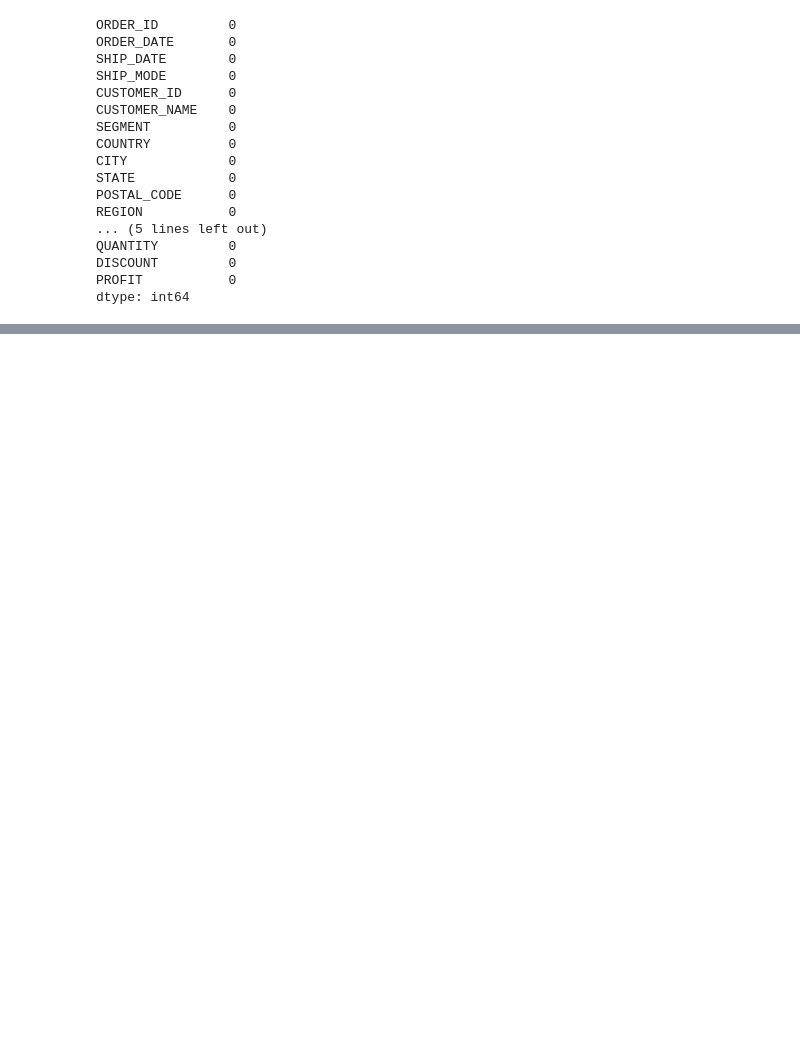
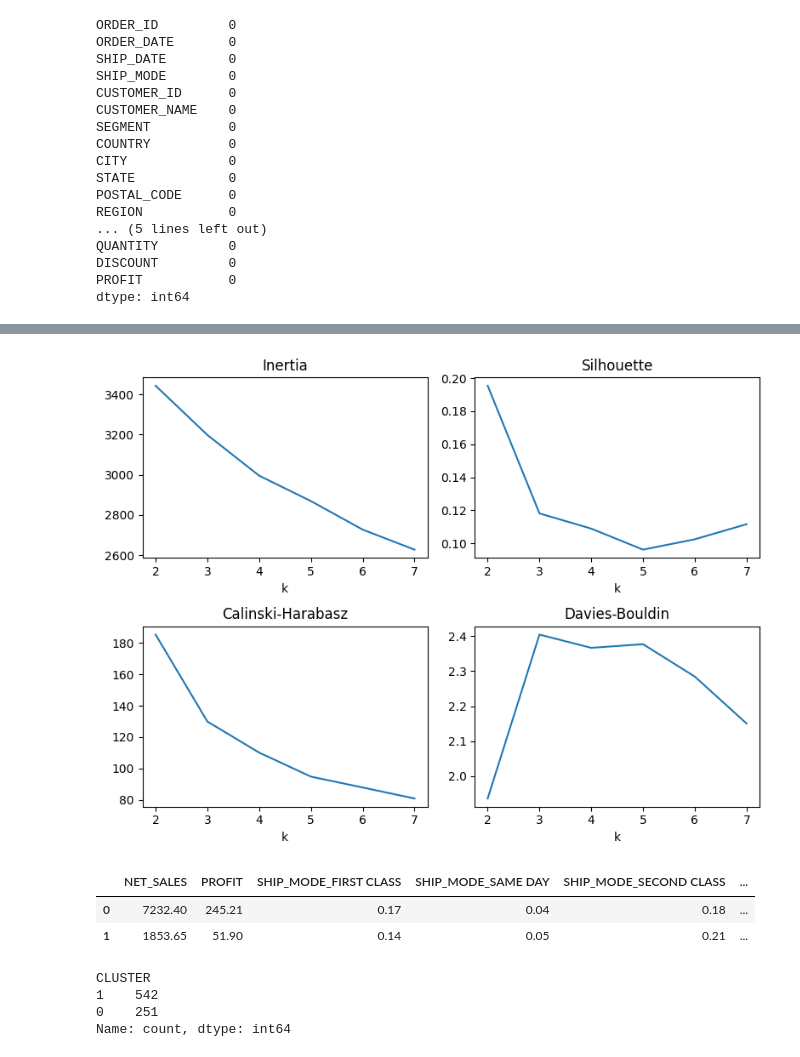
Before and after one commit to lucasamtaylor01/SuperstoreDS, a Jupyter notebook: einstein_case.ipynb, the cells around one changed output, grey strips where cells are left out. Saved outputs shown, nothing was run; the diff lists cells and outputs as text; code cells hidden in the pictures; blank space fills up the shorter version.

```diff
--- a/einstein_case.ipynb
+++ b/einstein_case.ipynb
@@ -204,0 +301,16 @@ X_scaled.head()
+# %%
+fig, axes = plt.subplots(2, 2, figsize=(8, 6))
+
+df_metrics["inertia"].plot(ax=axes[0, 0], title="Inertia")
+
+if k_optimal is not None:
+    axes[0, 0].axvline(k_optimal, linestyle="--")
+
+df_metrics["silhouette"].plot(ax=axes[0, 1], title="Silhouette")
+df_metrics["calinski_harabasz"].plot(ax=axes[1, 0], title="Calinski-Harabasz")
+df_metrics["davies_bouldin"].plot(ax=axes[1, 1], title="Davies-Bouldin")
+
+plt.tight_layout()
+plt.show()
+# %% [output]
+[figure, added]
@@ -204,0 +326,26 @@ X_scaled.head()
+# %%
+centroids = pd.DataFrame(
+    kmeans_publico.cluster_centers_,
+    columns=X_scaled.columns
+)
+
+
+centroids[cols_scaler] = scaler.inverse_transform(
+    centroids[cols_scaler]
+)
+
+pd.set_option('display.max_columns', None)
+pd.set_option('display.width', None)
+
+display(centroids.round(2))
+# %% [output]
+|  | NET_SALES | PROFIT | SHIP_MODE_FIRST CLASS | SHIP_MODE_SAME DAY | SHIP_MODE_SECOND CLASS | ... |
+| 0 | 7232.40 | 245.21 | 0.17 | 0.04 | 0.18 | ... |
+| 1 | 1853.65 | 51.90 | 0.14 | 0.05 | 0.21 | ... |
+# %%
+df_clustering['CLUSTER'].value_counts()
+# %% [output]
+CLUSTER
+1    542
+0    251
+Name: count, dtype: int64
```
Also changed, not shown: parts of 18 cells of this notebook.
